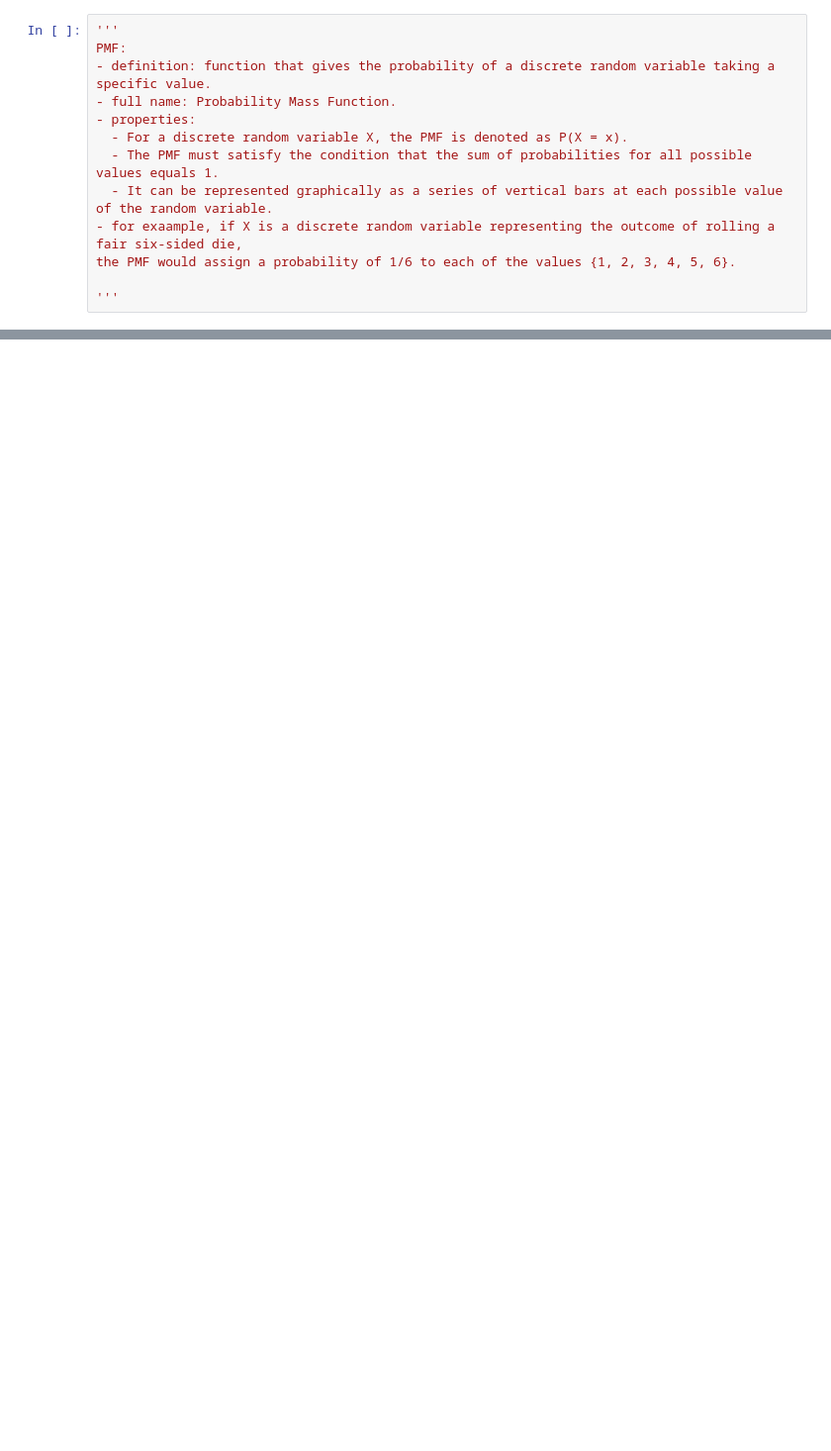
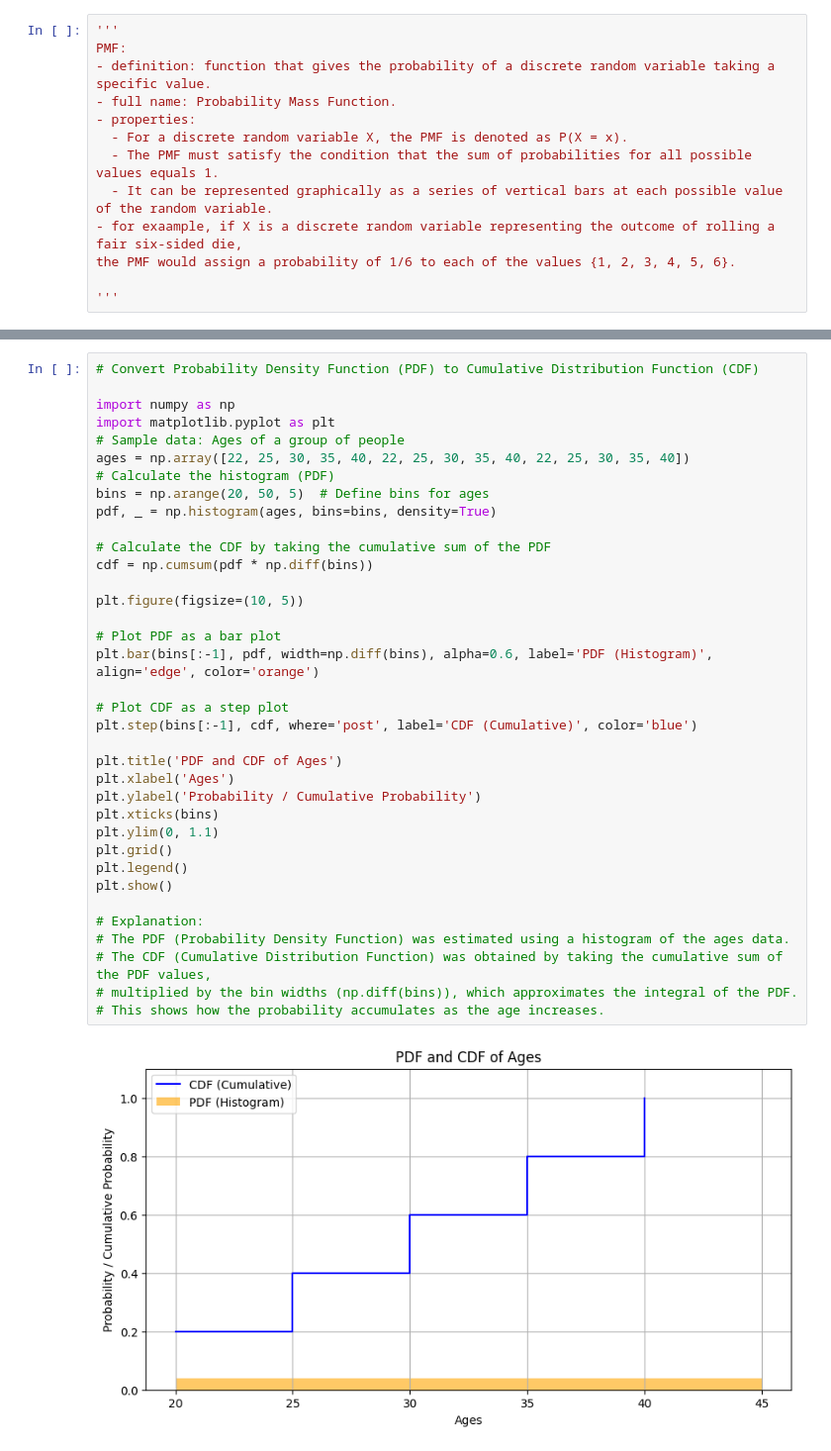
Before and after one commit to abhik12295/Data-Science-Learning, a Jupyter notebook: Statistics/probability_distribution_function.ipynb, the cells around one changed output, grey strips where cells are left out. Shown at 99% size. Cells and saved outputs as stored; diff of their text form; blank space fills up the shorter version.

```diff
--- a/Statistics/probability_distribution_function.ipynb
+++ b/Statistics/probability_distribution_function.ipynb
@@ -90,0 +138,38 @@ example with values:
+# %%
+# Convert Probability Density Function (PDF) to Cumulative Distribution Function (CDF)
+
+import numpy as np
+import matplotlib.pyplot as plt
+# Sample data: Ages of a group of people
+ages = np.array([22, 25, 30, 35, 40, 22, 25, 30, 35, 40, 22, 25, 30, 35, 40])
+# Calculate the histogram (PDF)
+bins = np.arange(20, 50, 5)  # Define bins for ages
+pdf, _ = np.histogram(ages, bins=bins, density=True)
+
+# Calculate the CDF by taking the cumulative sum of the PDF
+cdf = np.cumsum(pdf * np.diff(bins))
+
+plt.figure(figsize=(10, 5))
+
+# Plot PDF as a bar plot
+plt.bar(bins[:-1], pdf, width=np.diff(bins), alpha=0.6, label='PDF (Histogram)', align='edge', color='orange')
+
+# Plot CDF as a step plot
+plt.step(bins[:-1], cdf, where='post', label='CDF (Cumulative)', color='blue')
+
+plt.title('PDF and CDF of Ages')
+plt.xlabel('Ages')
+plt.ylabel('Probability / Cumulative Probability')
+plt.xticks(bins)
+plt.ylim(0, 1.1)
+plt.grid()
+plt.legend()
+plt.show()
+
+# Explanation:
+# The PDF (Probability Density Function) was estimated using a histogram of the ages data.
+# The CDF (Cumulative Distribution Function) was obtained by taking the cumulative sum of the PDF values,
+# multiplied by the bin widths (np.diff(bins)), which approximates the integral of the PDF.
+# This shows how the probability accumulates as the age increases.
+# %% [output]
+[figure, added]
```
Also changed, not shown: parts of 11 cells of this notebook.
